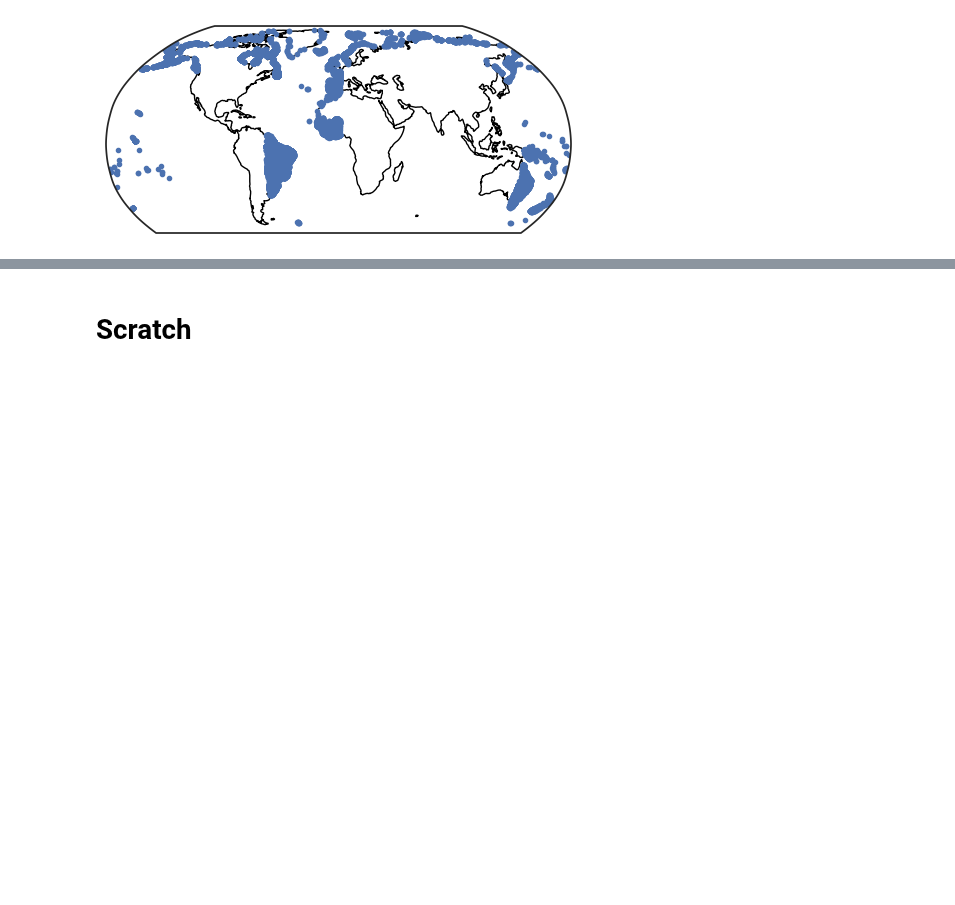
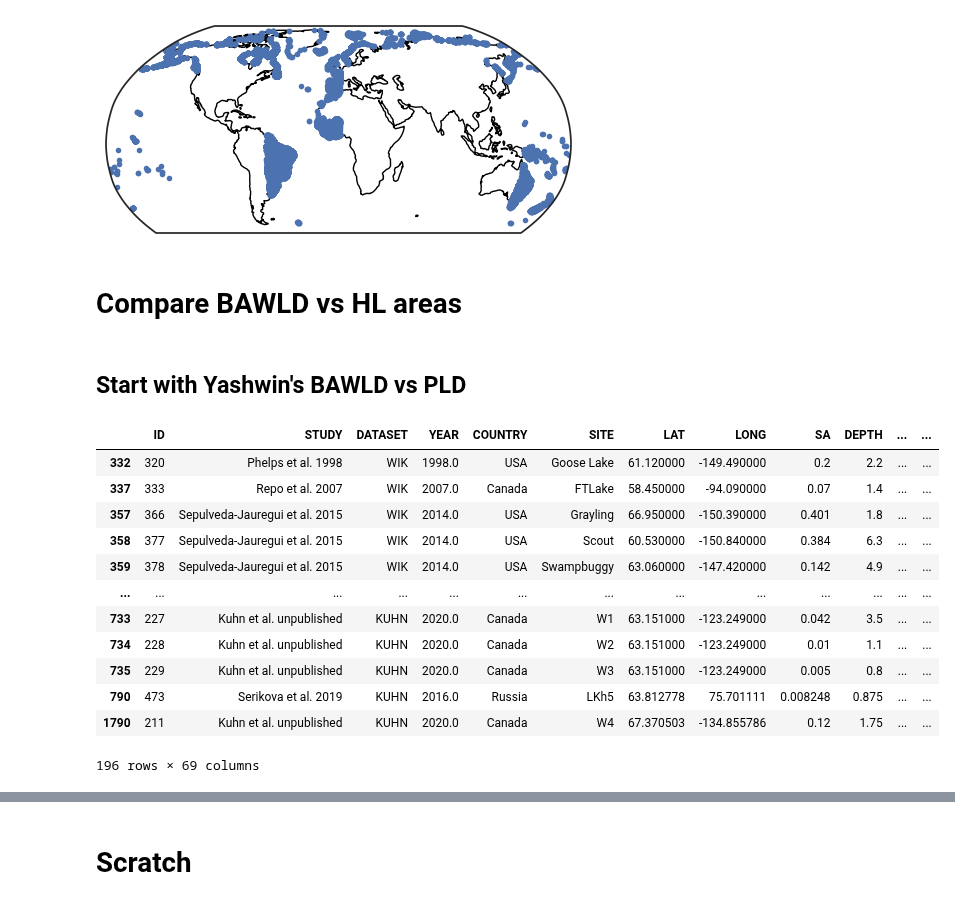
Before and after one commit to ekcomputer/lake-area, a Jupyter notebook: LAD/notebooks/prep_data.ipynb, the cells around one changed output, grey strips where cells are left out. Drawn from its saved outputs; the diff is of its cells as text; code cells hidden in the pictures; blank space fills up the shorter version.

```diff
--- a/LAD/notebooks/prep_data.ipynb
+++ b/LAD/notebooks/prep_data.ipynb
@@ -775,3 +776,26 @@ plt.plot(nans.Pour_long, nans.Pour_lat, '.', transform=ccrs.PlateCarree()) #, ax
 # %% [output]
 [<matplotlib.lines.Line2D at 0x...>]
 [figure]
+# %% [markdown]
+# Compare BAWLD vs HL areas
+# %% [markdown]
+## Start with Yashwin's BAWLD vs PLD
+# %%
+## Load andf filter Yashwin's shorelines
+df_shorelines = gpd.read_file('/Volumes/thebe/Global-lake-shorelines/digitizing/Yashwin/EDK_updated/global_shorelines2023912_edk_lambert.shp', engine='pyogrio', read_geometry=False)
+df_shorelines.drop(index=df_shorelines[(df_shorelines.layer != 'BAWLD_lakes') | (df_shorelines.Skipped == 1)].index, inplace=True)
+df_shorelines
+# %% [output]
+|  | ID | STUDY | DATASET | YEAR | COUNTRY | SITE | LAT | LONG | SA | DEPTH | ... | ... |
+| 332 | 320 | Phelps et al. 1998 | WIK | 1998.0 | USA | Goose Lake | 61.120000 | -149.490000 | 0.2 | 2.2 | ... | ... |
+| 337 | 333 | Repo et al. 2007 | WIK | 2007.0 | Canada | FTLake | 58.450000 | -94.090000 | 0.07 | 1.4 | ... | ... |
+| 357 | 366 | Sepulveda-Jauregui et al. 2015 | WIK | 2014.0 | USA | Grayling | 66.950000 | -150.390000 | 0.401 | 1.8 | ... | ... |
+| 358 | 377 | Sepulveda-Jauregui et al. 2015 | WIK | 2014.0 | USA | Scout | 60.530000 | -150.840000 | 0.384 | 6.3 | ... | ... |
+| 359 | 378 | Sepulveda-Jauregui et al. 2015 | WIK | 2014.0 | USA | Swampbuggy | 63.060000 | -147.420000 | 0.142 | 4.9 | ... | ... |
+| ... | ... | ... | ... | ... | ... | ... | ... | ... | ... | ... | ... | ... |
+| 733 | 227 | Kuhn et al. unpublished | KUHN | 2020.0 | Canada | W1 | 63.151000 | -123.249000 | 0.042 | 3.5 | ... | ... |
+| 734 | 228 | Kuhn et al. unpublished | KUHN | 2020.0 | Canada | W2 | 63.151000 | -123.249000 | 0.01 | 1.1 | ... | ... |
+| 735 | 229 | Kuhn et al. unpublished | KUHN | 2020.0 | Canada | W3 | 63.151000 | -123.249000 | 0.005 | 0.8 | ... | ... |
+| 790 | 473 | Serikova et al. 2019 | KUHN | 2016.0 | Russia | LKh5 | 63.812778 | 75.701111 | 0.008248 | 0.875 | ... | ... |
+| 1790 | 211 | Kuhn et al. unpublished | KUHN | 2020.0 | Canada | W4 | 67.370503 | -134.855786 | 0.12 | 1.75 | ... | ... |
+196 rows × 69 columns
```
Also changed, not shown: parts of 7 cells of this notebook, 1 other file.
